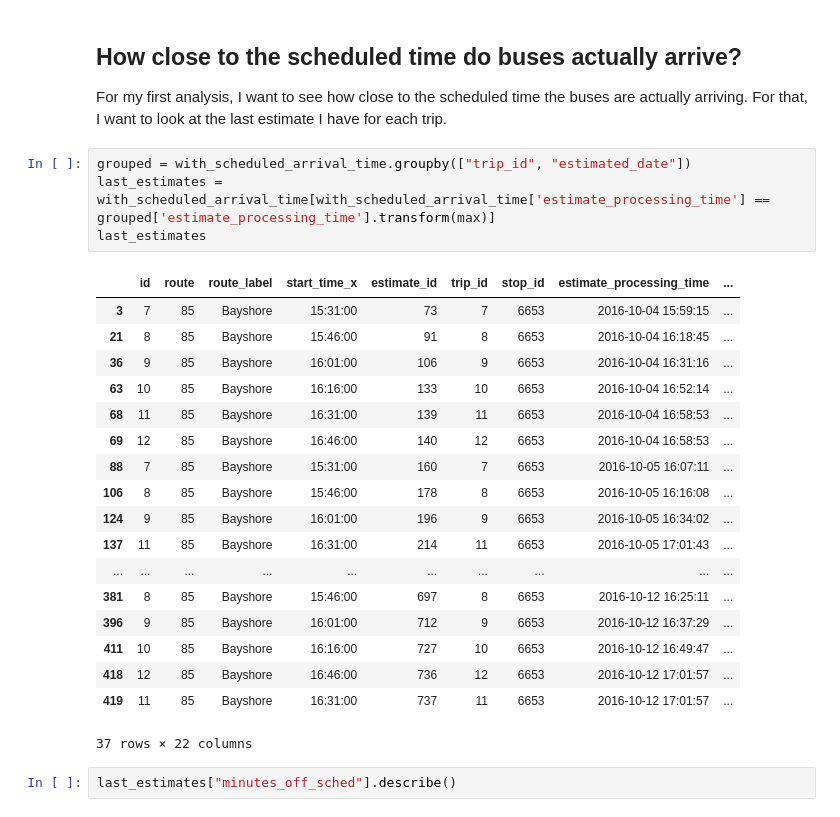
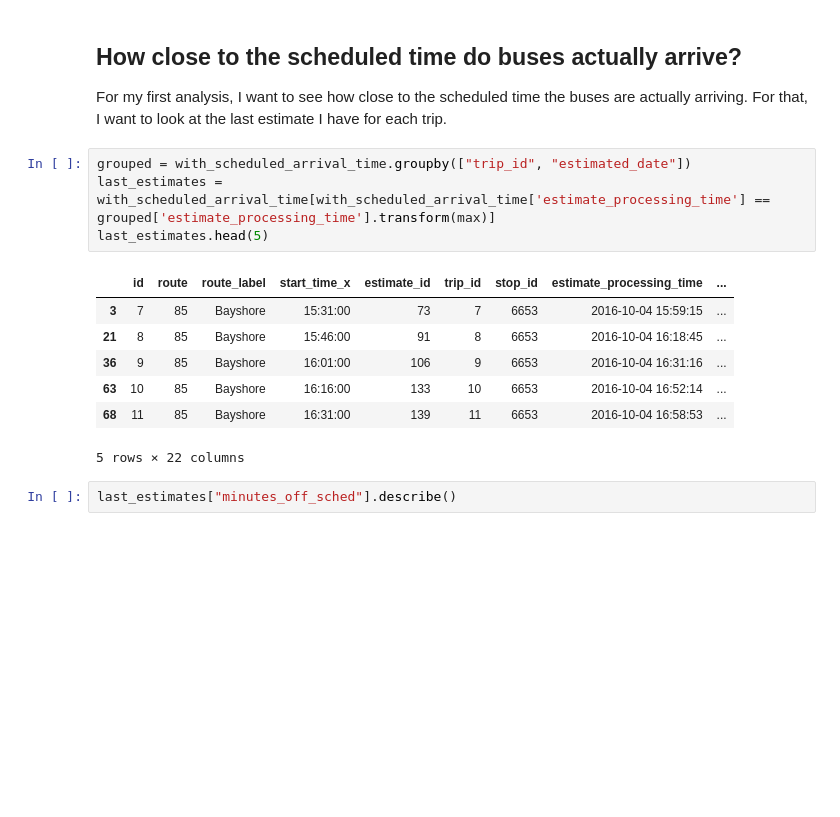
Before and after one commit to lgaud/wheres-my-bus, a Jupyter notebook: Bus Analysis.ipynb, the cells around one changed output. Cells and saved outputs as stored; diff of their text form; blank space fills up the shorter version.

```diff
--- a/Bus Analysis.ipynb
+++ b/Bus Analysis.ipynb
@@ -180,26 +167,15 @@ For my first analysis, I want to see how close to the scheduled time the buses a
 # %%
 grouped = with_scheduled_arrival_time.groupby(["trip_id", "estimated_date"])
 last_estimates = with_scheduled_arrival_time[with_scheduled_arrival_time['estimate_processing_time'] ==  grouped['estimate_processing_time'].transform(max)]
-last_estimates
+last_estimates.head(5)
 # %% [output]
 |  | id | route | route_label | start_time_x | estimate_id | trip_id | stop_id | estimate_processing_time | ... |
 | 3 | 7 | 85 | Bayshore | 15:31:00 | 73 | 7 | 6653 | 2016-10-04 15:59:15 | ... |
 | 21 | 8 | 85 | Bayshore | 15:46:00 | 91 | 8 | 6653 | 2016-10-04 16:18:45 | ... |
 | 36 | 9 | 85 | Bayshore | 16:01:00 | 106 | 9 | 6653 | 2016-10-04 16:31:16 | ... |
 | 63 | 10 | 85 | Bayshore | 16:16:00 | 133 | 10 | 6653 | 2016-10-04 16:52:14 | ... |
 | 68 | 11 | 85 | Bayshore | 16:31:00 | 139 | 11 | 6653 | 2016-10-04 16:58:53 | ... |
-| 69 | 12 | 85 | Bayshore | 16:46:00 | 140 | 12 | 6653 | 2016-10-04 16:58:53 | ... |
-| 88 | 7 | 85 | Bayshore | 15:31:00 | 160 | 7 | 6653 | 2016-10-05 16:07:11 | ... |
-| 106 | 8 | 85 | Bayshore | 15:46:00 | 178 | 8 | 6653 | 2016-10-05 16:16:08 | ... |
-| 124 | 9 | 85 | Bayshore | 16:01:00 | 196 | 9 | 6653 | 2016-10-05 16:34:02 | ... |
-| 137 | 11 | 85 | Bayshore | 16:31:00 | 214 | 11 | 6653 | 2016-10-05 17:01:43 | ... |
-| ... | ... | ... | ... | ... | ... | ... | ... | ... | ... |
-| 381 | 8 | 85 | Bayshore | 15:46:00 | 697 | 8 | 6653 | 2016-10-12 16:25:11 | ... |
-| 396 | 9 | 85 | Bayshore | 16:01:00 | 712 | 9 | 6653 | 2016-10-12 16:37:29 | ... |
-| 411 | 10 | 85 | Bayshore | 16:16:00 | 727 | 10 | 6653 | 2016-10-12 16:49:47 | ... |
-| 418 | 12 | 85 | Bayshore | 16:46:00 | 736 | 12 | 6653 | 2016-10-12 17:01:57 | ... |
-| 419 | 11 | 85 | Bayshore | 16:31:00 | 737 | 11 | 6653 | 2016-10-12 17:01:57 | ... |
-37 rows × 22 columns
+5 rows × 22 columns
 # %%
 last_estimates["minutes_off_sched"].describe()
 # %% [output]
```
Also changed, not shown: parts of 8 cells of this notebook.
